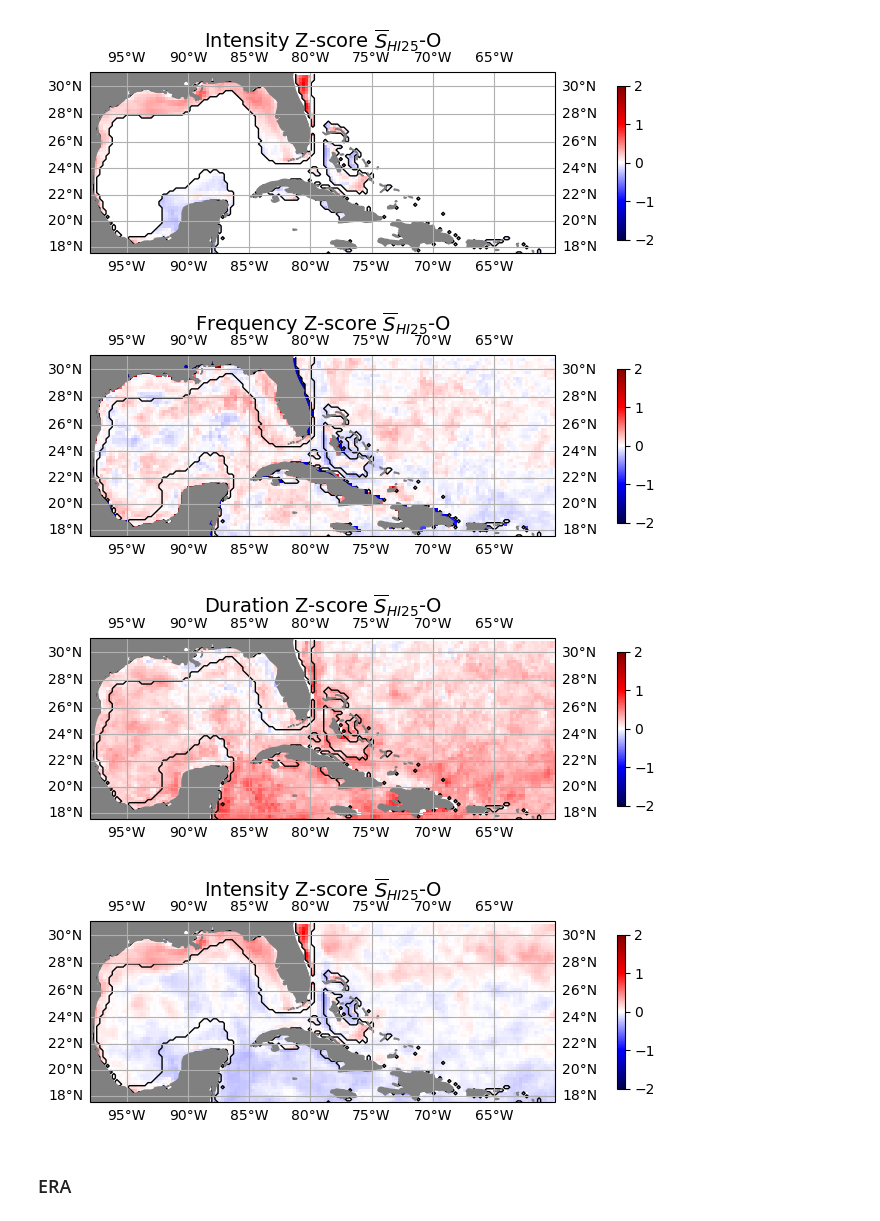
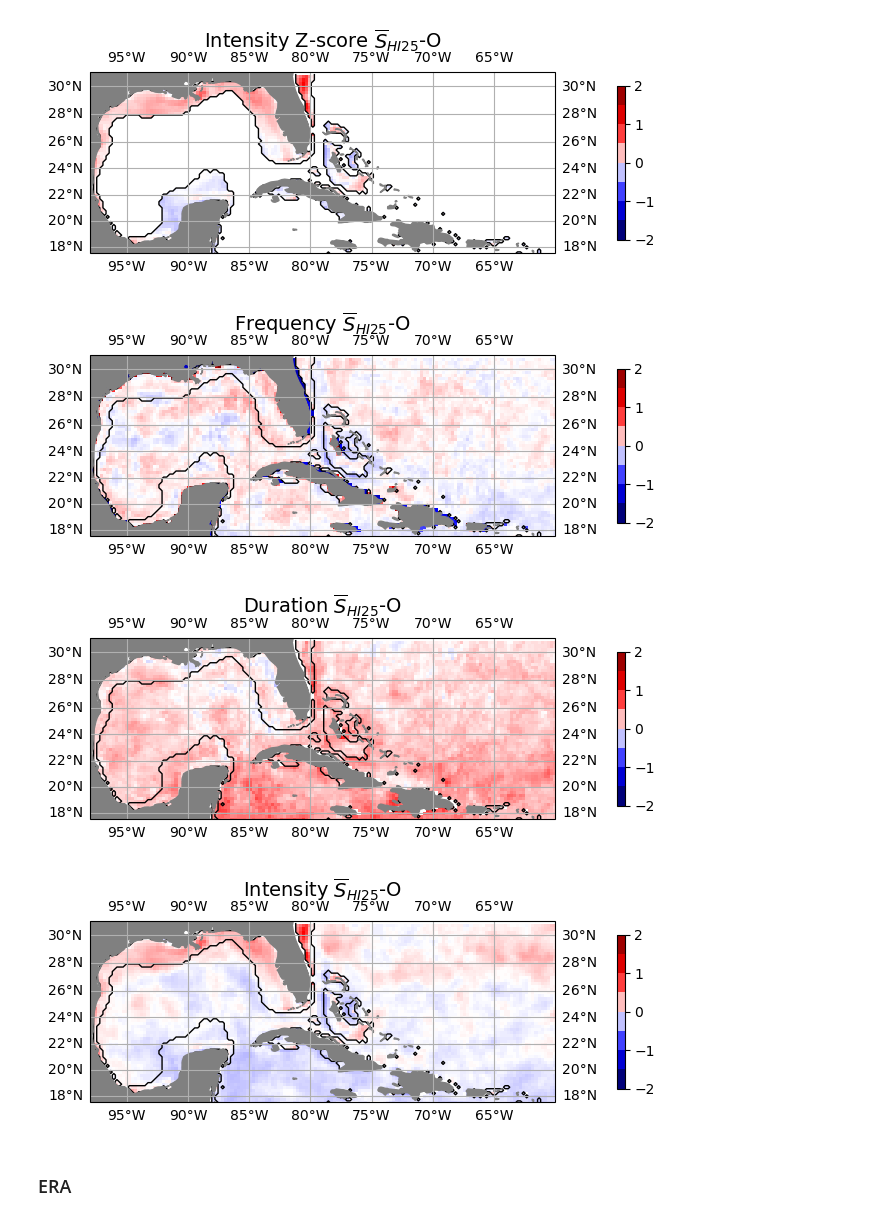
Before and after one commit to shanicetbailey/MHW-gfdl, a Jupyter notebook: 1c1_MHW-SPEAR-hi25-200m_bath.ipynb, the cells around one changed output. Saved outputs shown, nothing was run; the diff lists cells and outputs as text; code cells hidden in the pictures.

Commit message:
added discrete colorbar

```diff
--- a/1c1_MHW-SPEAR-hi25-200m_bath.ipynb
+++ b/1c1_MHW-SPEAR-hi25-200m_bath.ipynb
@@ -194,7 +194,7 @@ def cartopy_plot_single(da, cmap_choice, cbar_label, var_title, vmin=None, vmax=
     # ---- contour overlay ----
     ax.contour(mask25[lon_name], mask25[lat_name], mask25,
                colors='k', linewidths=1, transform=ccrs.PlateCarree(), zorder=1)
-    cb = fig.colorbar(im, ax=ax, shrink=0.25, pad=0.1)
+    cb = fig.colorbar(im, ax=ax, boundaries=np.arange(-2, 2.5, 0.5), ticks=[-2,-1,0,1,2], shrink=0.25, pad=0.1)
     cb.set_label(fr"{cbar_label}", labelpad=8, fontsize=12)
     g1 = ax.gridlines(crs=ccrs.PlateCarree(), draw_labels=True)
     g1.xlabels_top = False
@@ -213,17 +213,17 @@ cartopy_plot_single(zscore_int_oi200, 'seismic', '', r'Intensity Z-score $\overl
 # %% [output]
 [figure]
 # %%
-cartopy_plot_single(zscore_freq_oi, 'seismic', '', r'Frequency Z-score $\overline{S}_{HI25}$-O', vmin=-2, vmax=2);
+cartopy_plot_single(zscore_freq_oi, 'seismic', '', r'Frequency $\overline{S}_{HI25}$-O', vmin=-2, vmax=2);
 # %% [output]
-[figure, old version]
+[figure, new version]
 # %%
-cartopy_plot_single(zscore_dur_oi, 'seismic', '', r'Duration Z-score $\overline{S}_{HI25}$-O', vmin=-2, vmax=2);
+cartopy_plot_single(zscore_dur_oi, 'seismic', '', r'Duration $\overline{S}_{HI25}$-O', vmin=-2, vmax=2);
 # %% [output]
-[figure, old version]
+[figure, new version]
 # %%
-cartopy_plot_single(zscore_int_oi, 'seismic', '', r'Intensity Z-score $\overline{S}_{HI25}$-O', vmin=-2, vmax=2);
+cartopy_plot_single(zscore_int_oi, 'seismic', '', r'Intensity $\overline{S}_{HI25}$-O', vmin=-2, vmax=2);
 # %% [output]
-[figure, old version]
+[figure, new version]
 # %% [markdown]
 ### ERA
 # %%
```
Also changed, not shown: 2 other files.
